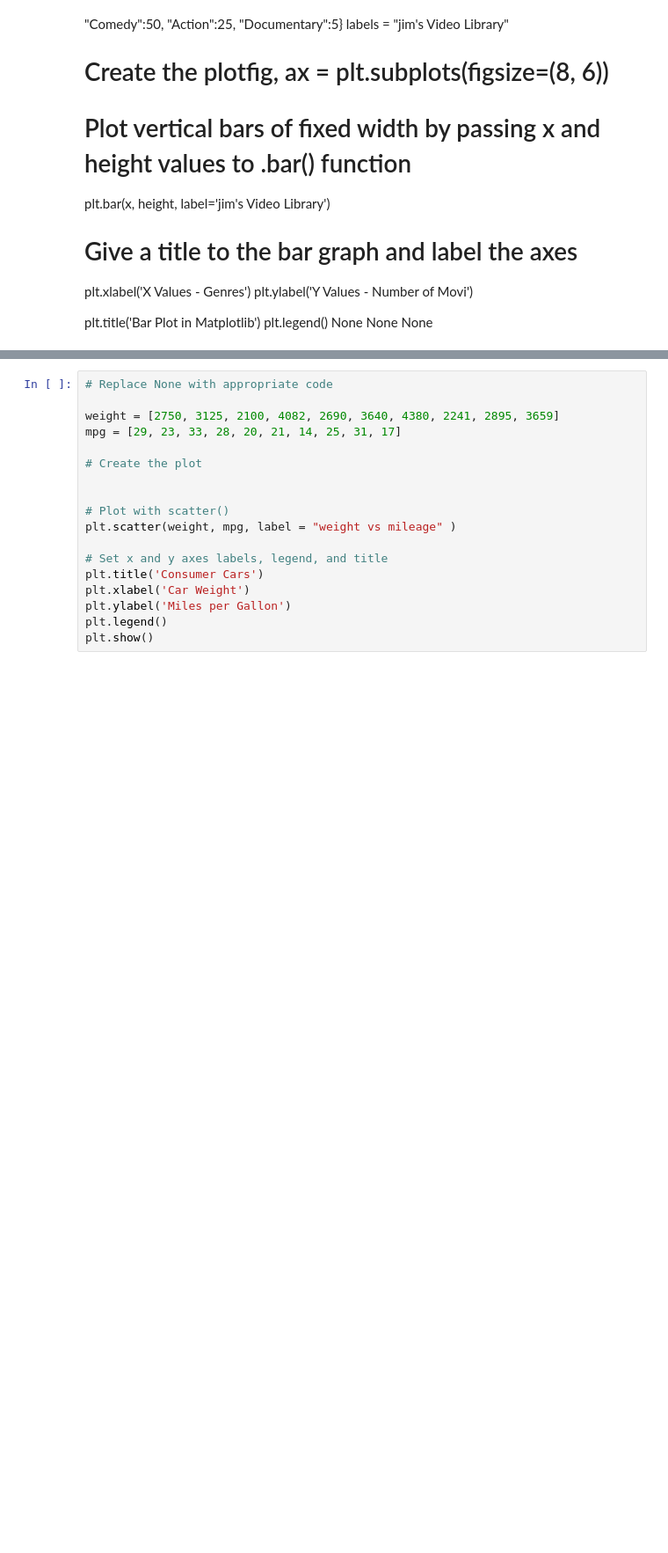
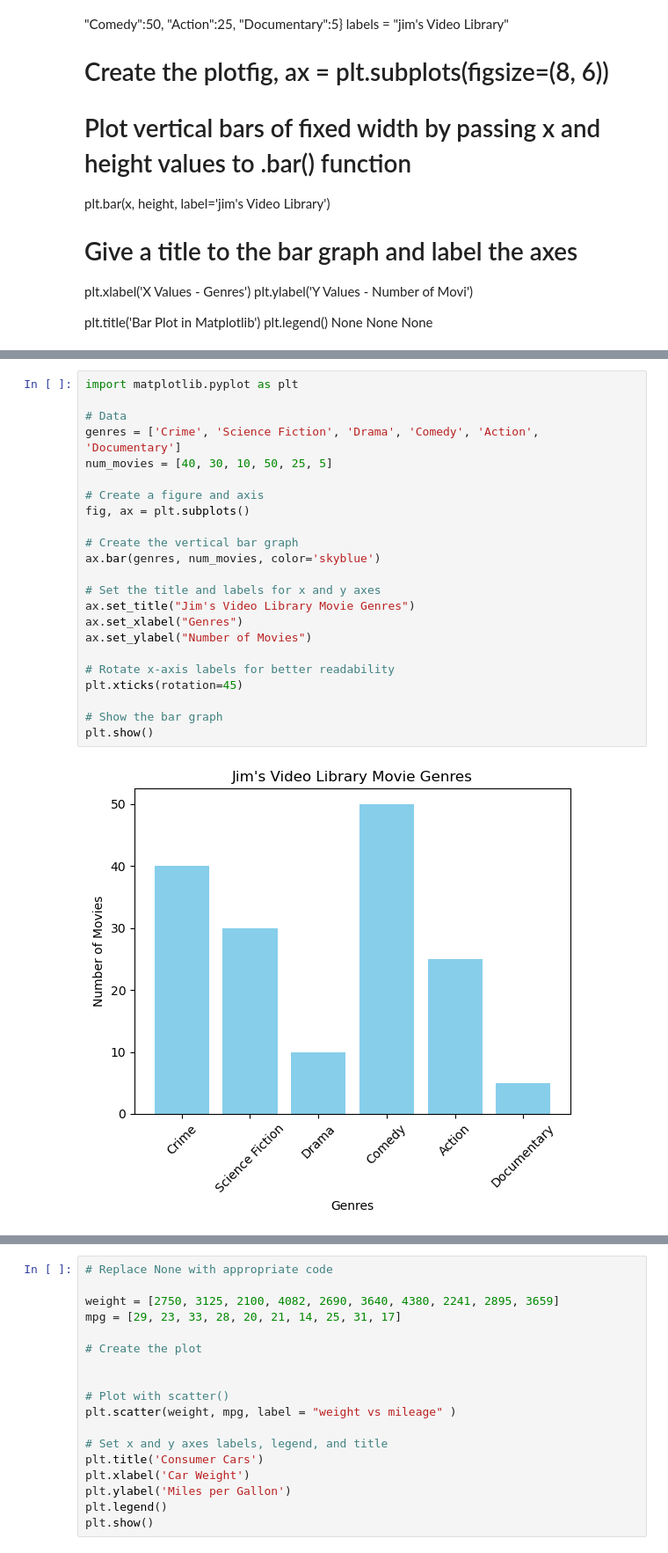
Before and after one commit to Kigunda-lilian/Data_science, a Jupyter notebook: Data_Visualization_Lab.ipynb, the cells around one changed output, grey strips where cells are left out. Shown at 88% size. Saved outputs shown, nothing was run; the diff lists cells and outputs as text; blank space fills up the shorter version.

```diff
--- a/Data_Visualization_Lab.ipynb
+++ b/Data_Visualization_Lab.ipynb
@@ -75,3 +75,28 @@ plt.legend()
 plt.show()
 # %% [output]
 NameError: name 'Crime' is not defined
+# %%
+import matplotlib.pyplot as plt
+
+# Data
+genres = ['Crime', 'Science Fiction', 'Drama', 'Comedy', 'Action', 'Documentary']
+num_movies = [40, 30, 10, 50, 25, 5]
+
+# Create a figure and axis
+fig, ax = plt.subplots()
+
+# Create the vertical bar graph
+ax.bar(genres, num_movies, color='skyblue')
+
+# Set the title and labels for x and y axes
+ax.set_title("Jim's Video Library Movie Genres")
+ax.set_xlabel("Genres")
+ax.set_ylabel("Number of Movies")
+
+# Rotate x-axis labels for better readability
+plt.xticks(rotation=45)
+
+# Show the bar graph
+plt.show()
+# %% [output]
+[figure, added]
```
Also changed, not shown: parts of 3 cells of this notebook.
